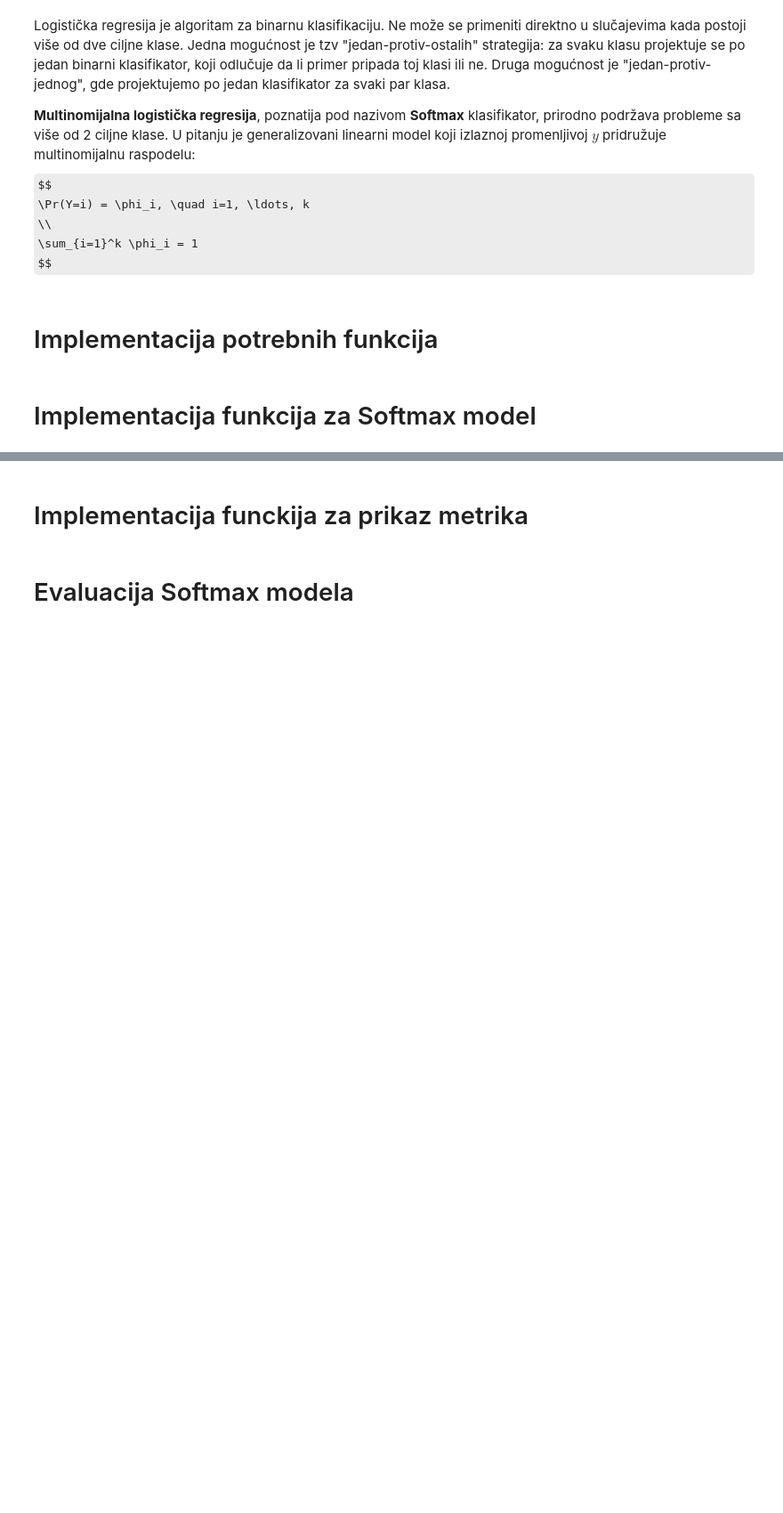
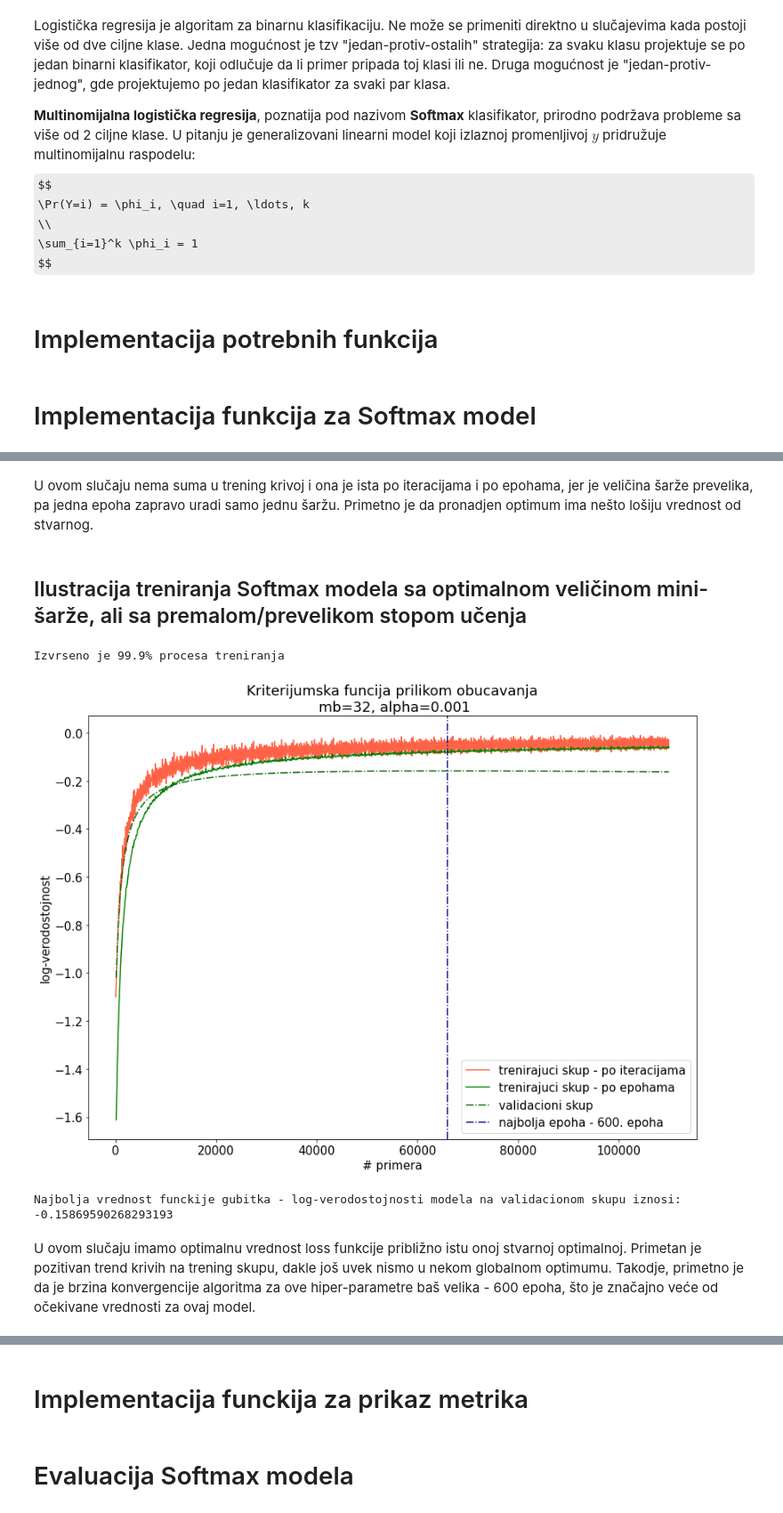
Before and after one commit to dmjovan/Softmax-Classification-and-Gaussian-Discriminant-Analysis-ML, a Jupyter notebook: softmax_gda.ipynb, the cells around one changed output, grey strips where cells are left out. Shown at 89% size. Drawn from its saved outputs; the diff is of its cells as text; code cells hidden in the pictures; some formulas as TeX source; blank space fills up the shorter version.

```diff
--- a/softmax_gda.ipynb
+++ b/softmax_gda.ipynb
@@ -616,0 +693,13 @@ Izvrseno je 99.9% procesa treniranja
+# %% [markdown]
+U ovom slučaju nema suma u trening krivoj i ona je ista po iteracijama i po epohama, jer je veličina šarže prevelika, pa jedna epoha zapravo uradi samo jednu šaržu. Primetno je da pronadjen optimum ima nešto lošiju vrednost od stvarnog.
+# %% [markdown]
+## Ilustracija treniranja Softmax modela sa optimalnom veličinom mini-šarže, ali sa premalom/prevelikom stopom učenja
+# %%
+# sa premalom stopom ucenja
+_, _, _ = train(X_train, y_train, X_val, y_val, num_epochs=1000, batch_size=opt_batch_size, lr=0.001, expand=expand)
+# %% [output]
+Izvrseno je 99.9% procesa treniranja
+[figure, added]
+Najbolja vrednost funckije gubitka - log-verodostojnosti modela na validacionom skupu iznosi: -0.15869590268293193
+# %% [markdown]
+U ovom slučaju imamo optimalnu vrednost loss funkcije približno istu onoj stvarnoj optimalnoj. Primetan je pozitivan trend krivih na trening skupu, dakle još uvek nismo u nekom globalnom optimumu. Takodje, primetno je da je brzina konvergencije algoritma za ove hiper-parametre baš velika - 600 epoha, što je značajno veće od očekivane vrednosti za ovaj model.
```
Also changed, not shown: parts of 28 cells of this notebook.
